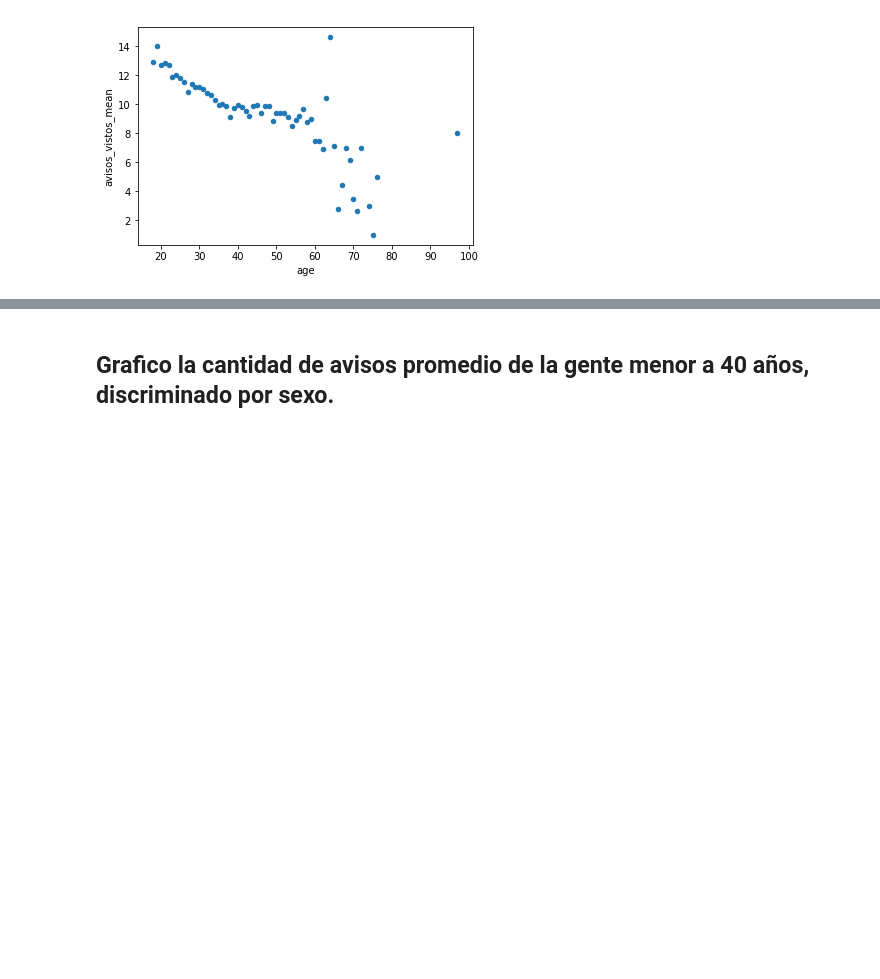
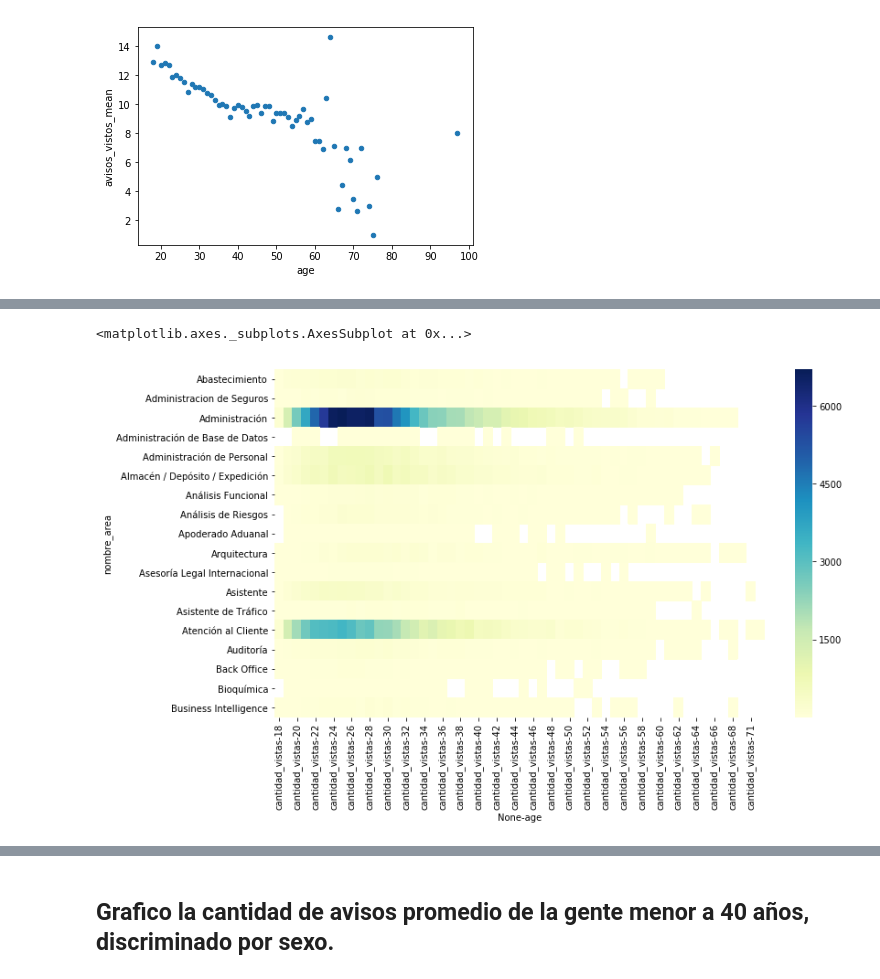
Before and after one commit to iloyarte/datos-tp, a Jupyter notebook: TP 1 - Analisis exploratorio - 2C.ipynb, the cells around one changed output, grey strips where cells are left out. Saved outputs shown, nothing was run; the diff lists cells and outputs as text; code cells hidden in the pictures; blank space fills up the shorter version.

```diff
--- a/TP 1 - Analisis exploratorio - 2C.ipynb
+++ b/TP 1 - Analisis exploratorio - 2C.ipynb
@@ -26,3 +30,5 @@ postulantes_avisos_mean.plot.scatter('age','avisos_vistos_mean')
 # %% [output]
 <matplotlib.axes._subplots.AxesSubplot at 0x...>
 [figure]
+# %%
+postulantes_vistas_detalles = postulantes_vistas.merge(data_detalles, on = 'idAviso', how = 'inner')
@@ -28,0 +37,12 @@ postulantes_avisos_mean.plot.scatter('age','avisos_vistos_mean')
+# %%
+avisos_edad_area = postulantes_vistas_detalles.groupby(['nombre_area','age'])\
+                    .count().reset_index()[['nombre_area','age','idpostulante']]
+avisos_edad_area.columns = ['nombre_area','age','cantidad_vistas']
+avisos_edad_area['cantidad_vistas'] = pd.to_numeric(avisos_edad_area['cantidad_vistas'])
+avisos_edad_area['age'] = pd.to_numeric(avisos_edad_area['age'], errors='coerce')
+avisos_edad_area_lc = avisos_edad_area[(avisos_edad_area['nombre_area'].str.lower() < 'c')]
+plt.figure(figsize = (12,7))
+sns.heatmap(avisos_edad_area_lc.pivot_table(index='nombre_area', columns = 'age'), cmap="YlGnBu")
+# %% [output]
+<matplotlib.axes._subplots.AxesSubplot at 0x...>
+[figure, added]
```
Also changed, not shown: parts of 26 cells of this notebook.
